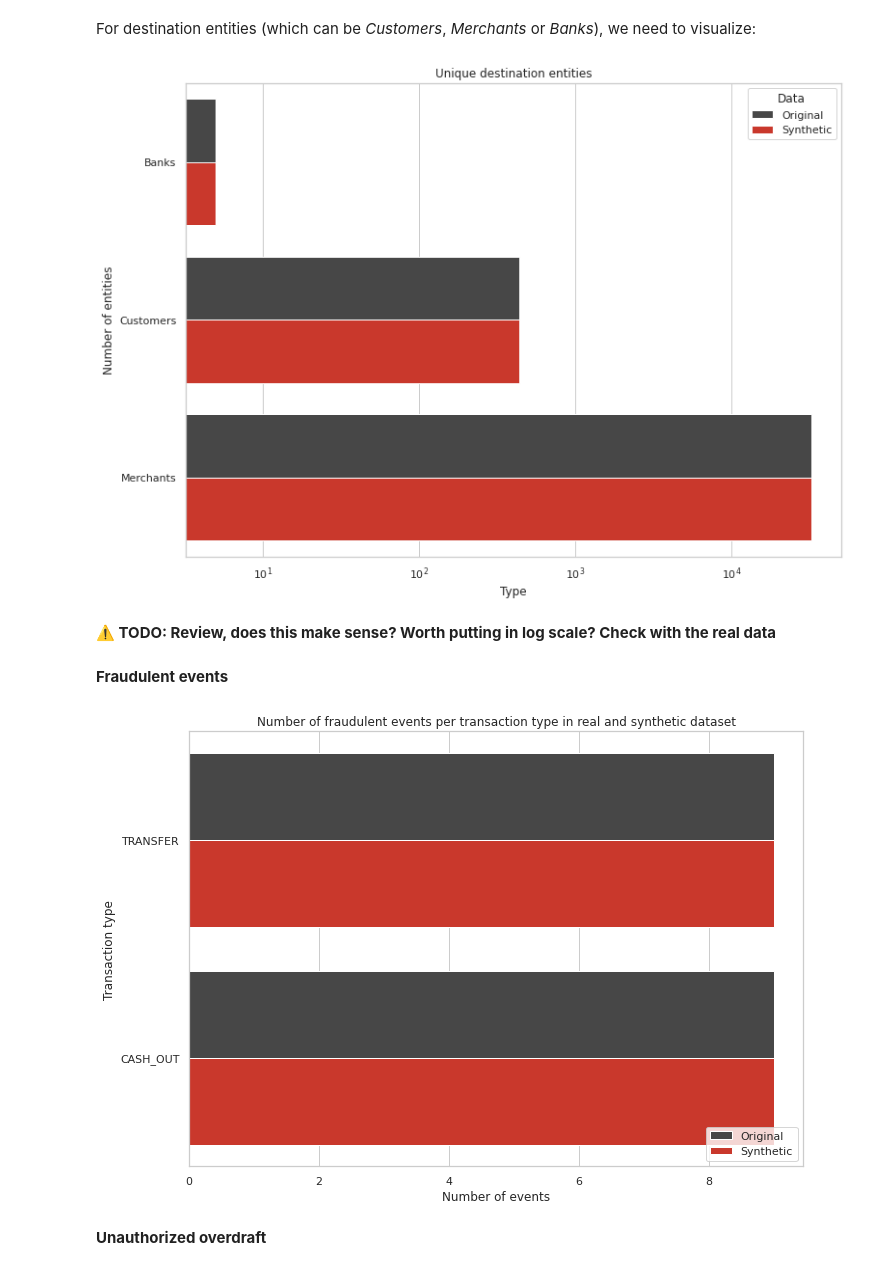
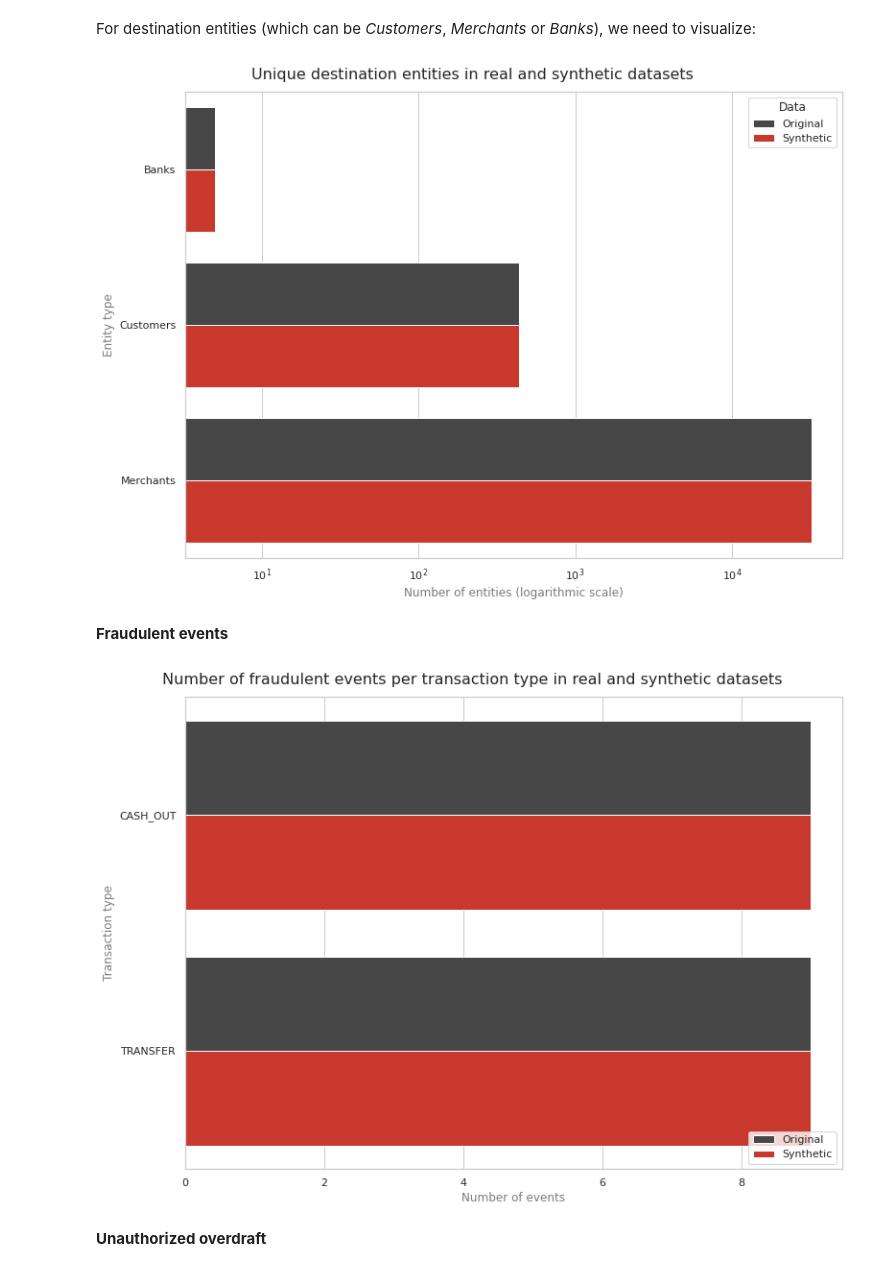
Before and after one commit to ydataai/academy, a Jupyter notebook: 5 - synthetic-data-applications/time-series/paysim/Transactional_Synthesis_PaySim.ipynb, the cells around one changed output. Cells and saved outputs as stored; diff of their text form; code cells hidden in the pictures.

```diff
--- a/5 - synthetic-data-applications/time-series/paysim/Transactional_Synthesis_PaySim.ipynb
+++ b/5 - synthetic-data-applications/time-series/paysim/Transactional_Synthesis_PaySim.ipynb
@@ -34,8 +34,7 @@ from ydata.metadata import Metadata
 from ydata.dataset import Dataset
 
 # Creating a Dataset from the Data Source
-datasource = DataSources.get(uid='1cb44d2e-6fd8-4f80-8411-cc34db893f88', namespace='47141dbf-73cf-45ed-9c4f-3ba32e5d1663')
-
+datasource = DataSources.get(uid='fe9e35ba-17bd-4dd4-b2d5-844764323028', namespace='d134e271-5e3c-4f32-a657-ee6ce8936820')
 dataset = datasource.read()
 
 # Quickly previewing the Dataset
@@ -396,8 +413,8 @@ For the dataset to be useful in use cases such as data sharing (for testing), it
 import matplotlib.pyplot as plt
 import seaborn as sns
 sns.set(font_scale=1.5)
-sns.set_theme(style="whitegrid")
-REAL_COLOR = '#040404'
+sns.set_theme(style="whitegrid", rc={"axes.labelcolor": '#7A7A7A', "font.size": 12, "figure.titlesize": 16, "axes.labelsize": 12})
+REAL_COLOR = '#474747'
 SYNTH_COLOR = '#E32212'
 # %% [markdown]
 **Shape and data types**
@@ -498,20 +518,17 @@ b=sns.barplot(data=dest_df,
             hue='Data',
             orient='h',
             ax=ax,
-            palette=[YDATA_COLOR_ALT, YDATA_COLOR],
+            palette=[REAL_COLOR, SYNTH_COLOR],
             alpha=1.0,
             )
 b.set_xscale("log")
-ax.set_title("Unique destination entities")
-ax.set_xlabel("Type")
-ax.set_ylabel("Number of entities")
-#plt.legend(loc='lower right')
+fig.suptitle("Unique destination entities in real and synthetic datasets")
+ax.set_ylabel("Entity type")
+ax.set_xlabel("Number of entities (logarithmic scale)")
 plt.tight_layout()
 plt.show()
 # %% [output]
-[figure, old version]
+[figure, new version]
-# %% [markdown]
-**⚠️ TODO: Review, does this make sense? Worth putting in log scale? Check with the real data**
 # %% [markdown]
 **Fraudulent events**
 # %%
@@ -526,23 +543,25 @@ fraud_data = {
 fraud_df = pd.DataFrame(fraud_data)
 # %%
 fig, ax = plt.subplots(figsize=[11, 8])
-sns.barplot(data=fraud_df,
+b=sns.barplot(data=fraud_df,
             y='Type',
             x='Count',
             hue='Data',
             orient='h',
             ax=ax,
-            palette=[YDATA_COLOR_ALT, YDATA_COLOR],
+            palette=[REAL_COLOR, SYNTH_COLOR],
             alpha=1.0,
             )
-ax.set_title("Number of fraudulent events per transaction type in real and synthetic dataset")
+#b.set_xscale("log")
+#ax.set_xlim([0, 17])
+fig.suptitle("Number of fraudulent events per transaction type in real and synthetic datasets")
 ax.set_xlabel("Number of events")
 ax.set_ylabel("Transaction type")
 plt.legend(loc='lower right')
-#plt.tight_layout()
+plt.tight_layout()
 plt.show()
 # %% [output]
-[figure, old version]
+[figure, new version]
 # %% [markdown]
 **Unauthorized overdraft**
 # %%
```
Also changed, not shown: parts of 37 cells of this notebook.
